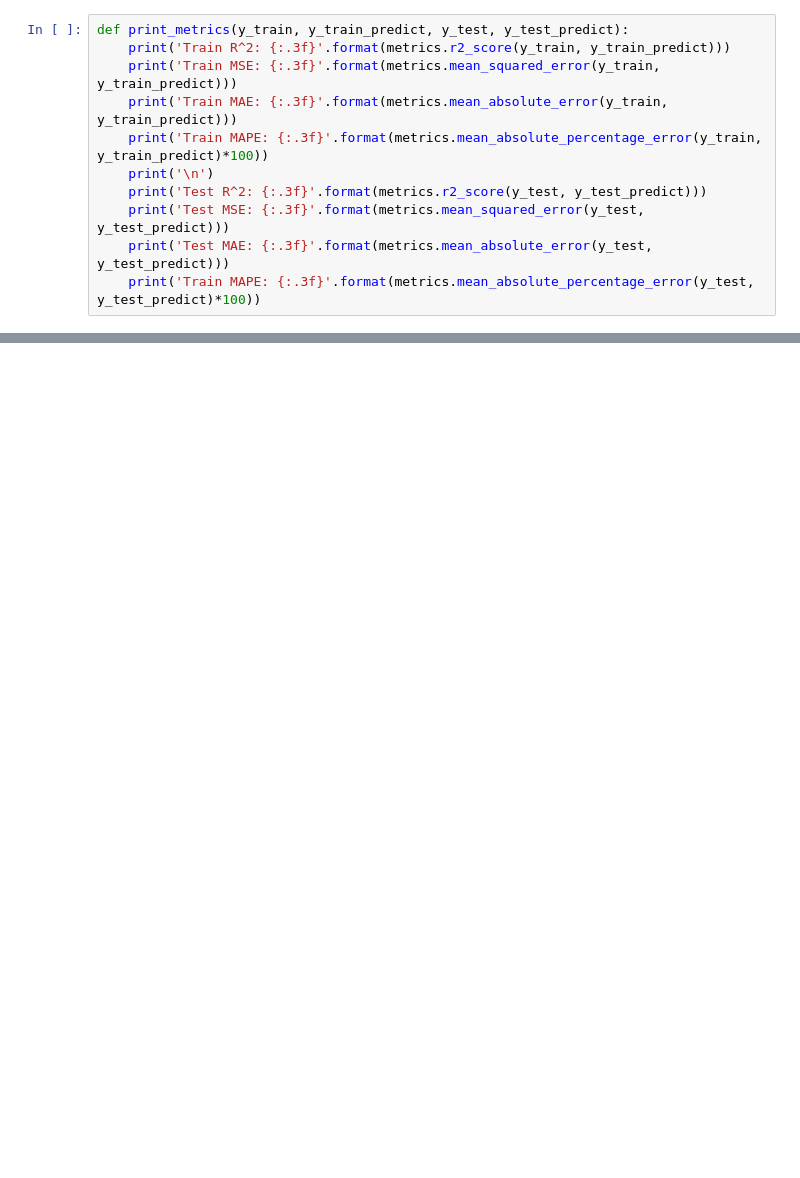
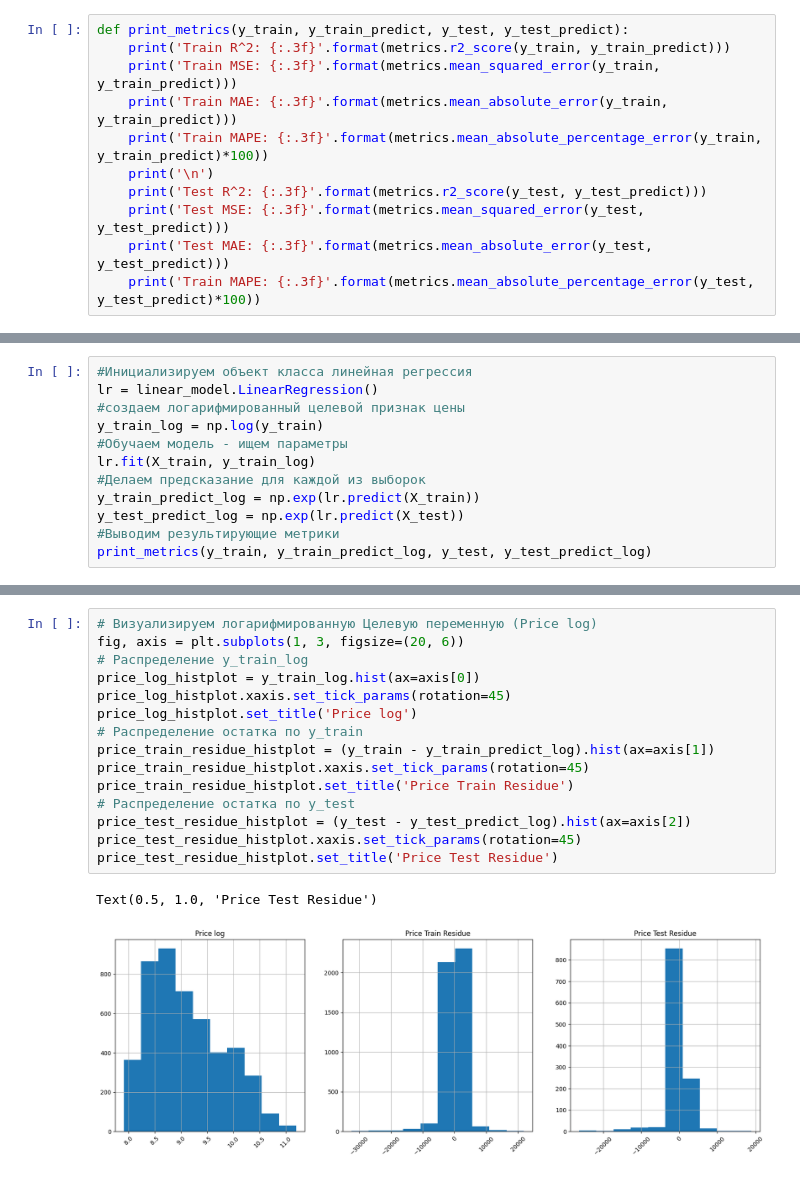
Before and after one commit to AibekDS/Diamonds-for-Sarah, a Jupyter notebook: Notebooks/main.ipynb, the cells around one changed output, grey strips where cells are left out. Cells and saved outputs as stored; diff of their text form; blank space fills up the shorter version.

```diff
--- a/Notebooks/main.ipynb
+++ b/Notebooks/main.ipynb
@@ -460,0 +559,12 @@ def print_metrics(y_train, y_train_predict, y_test, y_test_predict):
+# %%
+#Инициализируем объект класса линейная регрессия
+lr = linear_model.LinearRegression()
+#создаем логарифмированный целевой признак цены
+y_train_log = np.log(y_train)
+#Обучаем модель - ищем параметры
+lr.fit(X_train, y_train_log)
+#Делаем предсказание для каждой из выборок
+y_train_predict_log = np.exp(lr.predict(X_train))
+y_test_predict_log = np.exp(lr.predict(X_test))
+#Выводим результирующие метрики
+print_metrics(y_train, y_train_predict_log, y_test, y_test_predict_log)
@@ -460,0 +582,18 @@ def print_metrics(y_train, y_train_predict, y_test, y_test_predict):
+# %%
+# Визуализируем логарифмированную Целевую переменную (Price log)
+fig, axis = plt.subplots(1, 3, figsize=(20, 6))
+# Распределение y_train_log
+price_log_histplot = y_train_log.hist(ax=axis[0])
+price_log_histplot.xaxis.set_tick_params(rotation=45)
+price_log_histplot.set_title('Price log')
+# Распределение остатка по y_train
+price_train_residue_histplot = (y_train - y_train_predict_log).hist(ax=axis[1])
+price_train_residue_histplot.xaxis.set_tick_params(rotation=45)
+price_train_residue_histplot.set_title('Price Train Residue')
+# Распределение остатка по y_test
+price_test_residue_histplot = (y_test - y_test_predict_log).hist(ax=axis[2])
+price_test_residue_histplot.xaxis.set_tick_params(rotation=45)
+price_test_residue_histplot.set_title('Price Test Residue')
+# %% [output]
+Text(0.5, 1.0, 'Price Test Residue')
+[figure, added]
```
Also changed, not shown: parts of 14 cells of this notebook.
